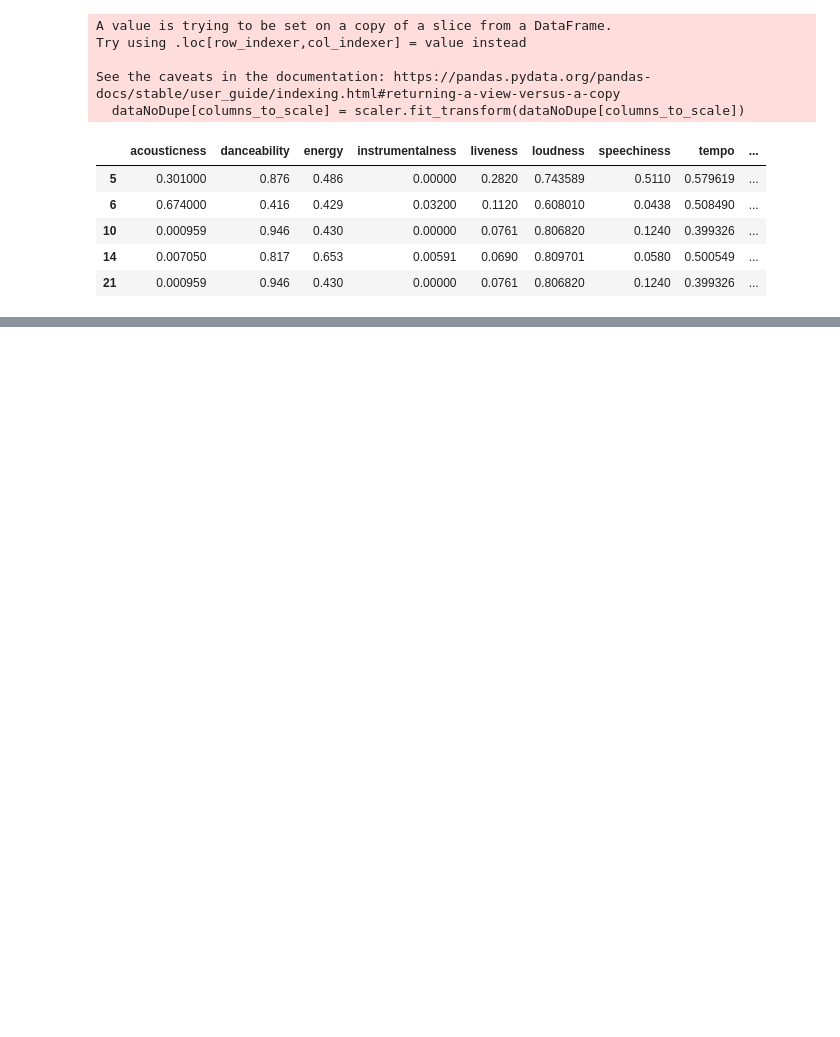
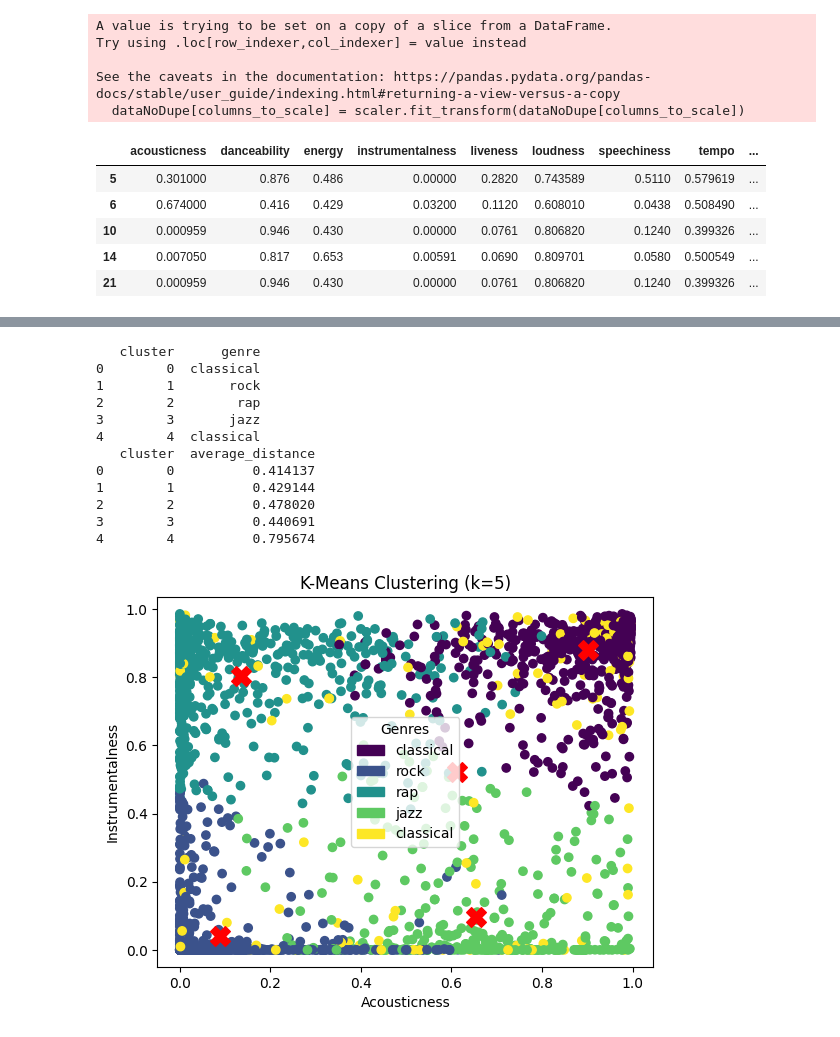
Before and after one commit to linusedman/Data-mining-I, a Jupyter notebook: mini_project/preprocessing.ipynb, the cells around one changed output, grey strips where cells are left out. Drawn from its saved outputs; the diff is of its cells as text; code cells hidden in the pictures; blank space fills up the shorter version.

Commit message:
labelling in progress

```diff
--- a/mini_project/preprocessing.ipynb
+++ b/mini_project/preprocessing.ipynb
@@ -37,8 +60,9 @@ columns_to_scale = ['loudness', 'tempo']
 dataNoDupe[columns_to_scale] = scaler.fit_transform(dataNoDupe[columns_to_scale])
 # pairplot(data, hue='genre')
 # plt.savefig('scaled_pariplot.png')
+data_labels = dataNoDupe['genre']
+dataNoDupe = dataNoDupe.drop(columns=['id', 'genre'])
 
-dataNoDupe = dataNoDupe.drop(columns=['id', 'genre'])
 dataNoDupe.head()
 # %% [output]
 A value is trying to be set on a copy of a slice from a DataFrame.
@@ -63,7 +87,7 @@ contamination = 0.05
 lof = LocalOutlierFactor(n_neighbors=10, contamination=contamination)  #
 
 # Fit and predict outliers (-1 for outlier, 1 for inliers)
-dataNoDupe['outlier_lof'] = lof.fit_predict(data)
+dataNoDupe['outlier_lof'] = lof.fit_predict(dataNoDupe)
 
 # Mark the outliers
 outliers_lof = dataNoDupe[dataNoDupe['outlier_lof'] == -1]
@@ -106,0 +104,73 @@ Name: count, dtype: int64
+# %%
+from sklearn.cluster import KMeans
+import matplotlib.patches as mpatches
+kmeans = KMeans(n_clusters=5, random_state=1)
+kmeans.fit(dataNoDupe)
+
+# Accessing cluster labels and centroids
+labels = kmeans.labels_
+data_with_labels = dataNoDupe.copy()
+data_with_labels['cluster'] = labels
+
+# Add genre labels to the dataset
+data_with_labels['genre'] = data_labels.values
+
+# Group by cluster and get the most common genre in each cluster
+cluster_genre = data_with_labels.groupby('cluster')['genre'].agg(lambda x: x.mode()[0]).reset_index()
+
+# Print the most common genre for each cluster
+print(cluster_genre)
+
+# Calculate distances from each point to its centroid
+distances = np.linalg.norm(dataNoDupe.values - kmeans.cluster_centers_[labels], axis=1)
+
+# Add distances to the DataFrame
+data_with_labels['distance_to_centroid'] = distances
+
+# Calculate average distance for each cluster
+average_distances = data_with_labels.groupby('cluster')['distance_to_centroid'].mean().reset_index()
+average_distances.columns = ['cluster', 'average_distance']
+
+# Print average distances to centroids
+print(average_distances)
+
+# Plotting the data
+centroids = kmeans.cluster_centers_
+scatter = plt.scatter(dataNoDupe["acousticness"], dataNoDupe["instrumentalness"], c=labels, cmap='viridis')
+
+# Plot centroids
+plt.scatter(centroids[:, dataNoDupe.columns.get_loc("acousticness")],
+            centroids[:, dataNoDupe.columns.get_loc("instrumentalness")],
+            c='red', marker='X', s=200, label='Centroids')
+
+# Create legend for genres
+colors = scatter.get_array()  # Get the colors used in the scatter plot
+unique_clusters = cluster_genre['cluster'].unique()
+
+# Create patches for legend
+legend_handles = []
+for cluster in unique_clusters:
+    genre = cluster_genre.loc[cluster_genre['cluster'] == cluster, 'genre'].values[0]
+    color = scatter.cmap(scatter.norm(cluster))  # Get the color for the cluster
+    legend_handles.append(mpatches.Patch(color=color, label=genre))
+
+# Adding labels and title
+plt.xlabel('Acousticness')
+plt.ylabel('Instrumentalness')
+plt.title('K-Means Clustering (k=5)')
+plt.legend(handles=legend_handles, title="Genres")
+plt.show()
+# %% [output]
+   cluster      genre
+0        0  classical
+1        1       rock
+2        2        rap
+3        3       jazz
+4        4  classical
+   cluster  average_distance
+0        0          0.414137
+1        1          0.429144
+2        2          0.478020
+3        3          0.440691
+4        4          0.795674
+[figure, added]
```
Also changed, not shown: parts of 12 cells of this notebook.
